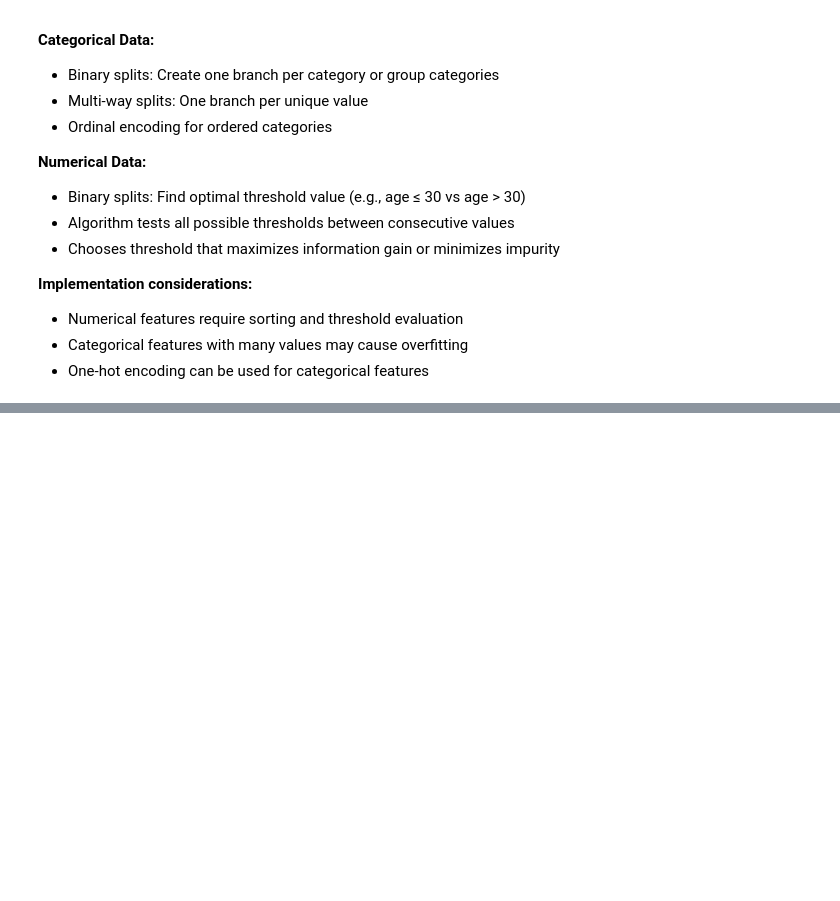
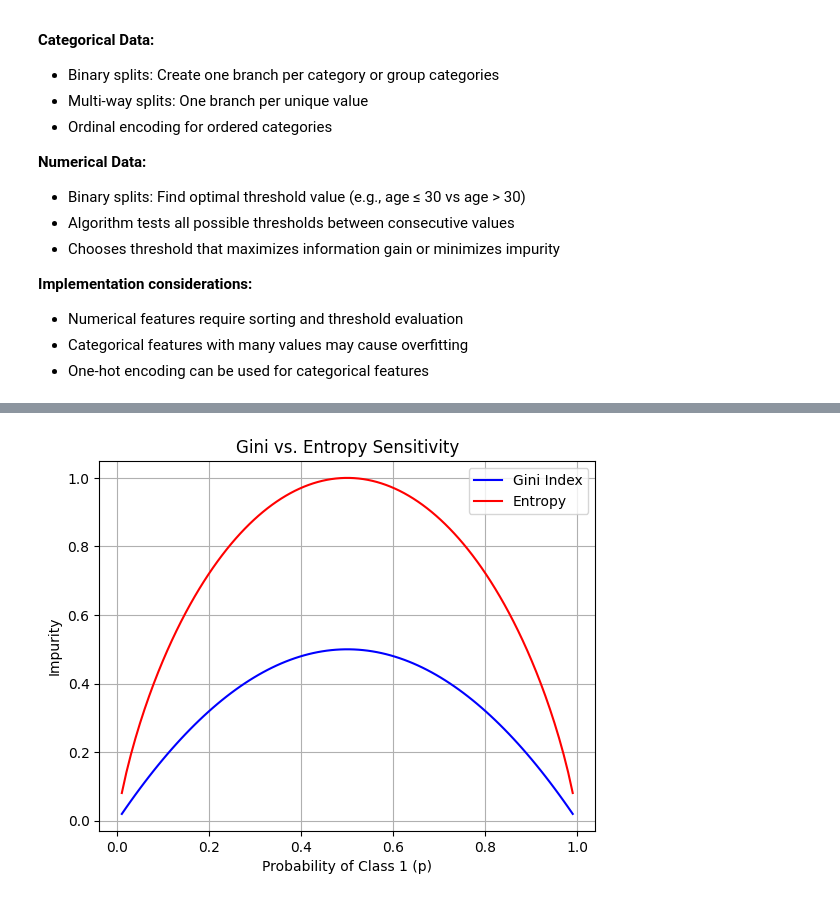
Before and after one commit to fp05107/PW_Skills_Assignments, a Jupyter notebook: Interview/ML/Decision_Tree_Interview.ipynb, the cells around one changed output, grey strips where cells are left out. Cells and saved outputs as stored; diff of their text form; code cells hidden in the pictures; blank space fills up the shorter version.

```diff
--- a/Interview/ML/Decision_Tree_Interview.ipynb
+++ b/Interview/ML/Decision_Tree_Interview.ipynb
@@ -57,0 +181,19 @@ If we have 9 positive and 5 negative examples:
+# %%
+# Visualization (Gini vs. Entropy Sensitivity)
+import matplotlib.pyplot as plt
+import numpy as np
+
+p = np.linspace(0.01, 0.99, 100)
+gini = 1 - (p**2 + (1-p)**2)
+entropy = - (p * np.log2(p) + (1-p) * np.log2(1-p))
+
+plt.plot(p, gini, label="Gini Index", color="blue")
+plt.plot(p, entropy, label="Entropy", color="red")
+plt.xlabel("Probability of Class 1 (p)")
+plt.ylabel("Impurity")
+plt.title("Gini vs. Entropy Sensitivity")
+plt.legend()
+plt.grid(True)
+plt.show()
+# %% [output]
+[figure, added]
```
Also changed, not shown: parts of 13 cells of this notebook, 2 other files.
